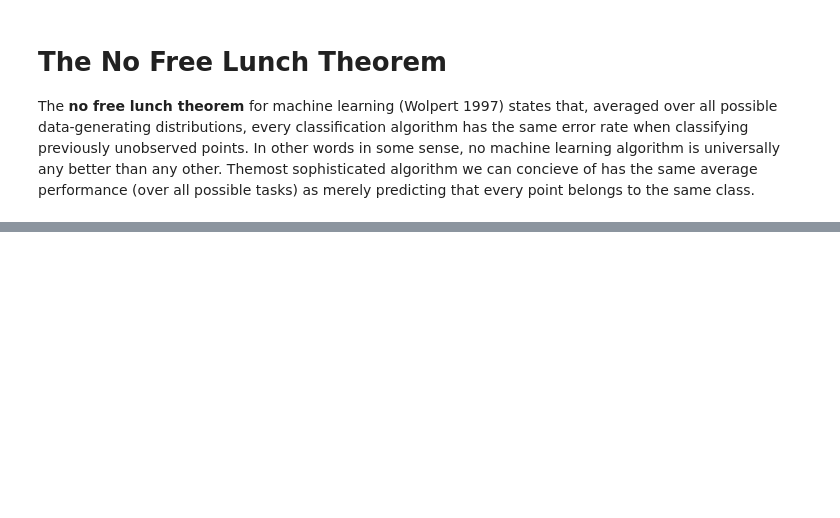
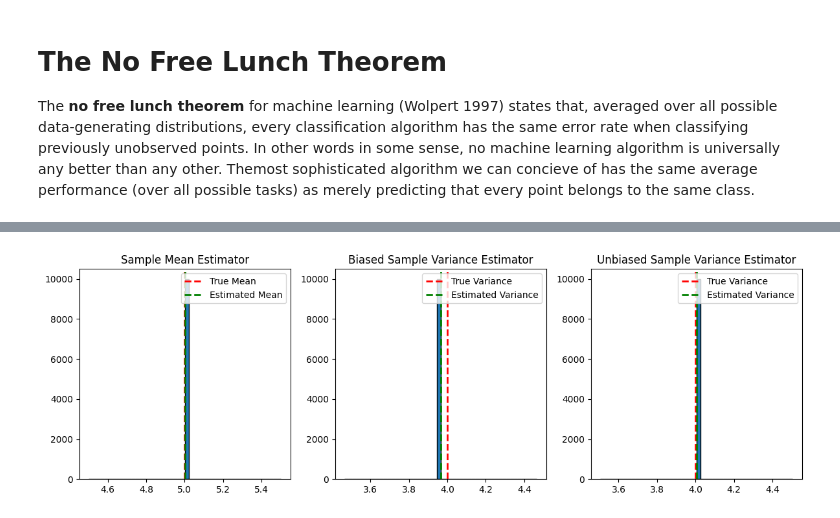
Before and after one commit to woodRock/deep-learning-goodfellow, a Jupyter notebook: chapter_5_machine_learning_basics.ipynb, the cells around one changed output, grey strips where cells are left out. Saved outputs shown, nothing was run; the diff lists cells and outputs as text; code cells hidden in the pictures; blank space fills up the shorter version.

```diff
--- a/chapter_5_machine_learning_basics.ipynb
+++ b/chapter_5_machine_learning_basics.ipynb
@@ -310,0 +608,83 @@ The **no free lunch theorem** for machine learning (Wolpert 1997) states that, a
+# %%
+import numpy as np
+import matplotlib.pyplot as plt
+
+def generate_sample_data(n_samples, true_mean, true_std):
+    """Generate sample data from a normal distribution."""
+    return np.random.normal(true_mean, true_std, n_samples)
+
+def sample_mean_estimator(data):
+    """Estimate the mean of the data."""
+    return np.mean(data)
+
+def sample_variance_estimator(data):
+    """Estimate the variance of the data (biased estimator)."""
+    return np.mean((data - np.mean(data))**2)
+
+def unbiased_variance_estimator(data):
+    """Estimate the variance of the data (unbiased estimator)."""
+    return np.var(data, ddof=1)
+
+def evaluate_bias(true_value, estimator_func, data, n_simulations):
+    """Evaluate the bias of an estimator."""
+    estimates = np.array([estimator_func(data) for _ in range(n_simulations)])
+    bias = np.mean(estimates) - true_value
+    return bias, estimates
+
+# Set true parameters and simulation settings
+true_mean = 5
+true_variance = 4
+true_std = np.sqrt(true_variance)
+n_samples = 100
+n_simulations = 10000
+
+# Generate data
+data = generate_sample_data(n_samples, true_mean, true_std)
+
+# Evaluate bias for mean estimator
+mean_bias, mean_estimates = evaluate_bias(true_mean, sample_mean_estimator, data, n_simulations)
+
+# Evaluate bias for biased variance estimator
+biased_var_bias, biased_var_estimates = evaluate_bias(true_variance, sample_variance_estimator, data, n_simulations)
+
+# Evaluate bias for unbiased variance estimator
+unbiased_var_bias, unbiased_var_estimates = evaluate_bias(true_variance, unbiased_variance_estimator, data, n_simulations)
+
+# Print results
+print(f"True Mean: {true_mean}")
+print(f"Bias of Sample Mean Estimator: {mean_bias:.6f}")
+
+print(f"\nTrue Variance: {true_variance}")
+print(f"Bias of Biased Sample Variance Estimator: {biased_var_bias:.6f}")
+print(f"Bias of Unbiased Sample Variance Estimator: {unbiased_var_bias:.6f}")
+
+# Plotting
+plt.figure(figsize=(12, 4))
+
+# Mean estimator plot
+plt.subplot(1, 3, 1)
+plt.hist(mean_estimates, bins=50, edgecolor='black')
+plt.axvline(true_mean, color='r', linestyle='dashed', linewidth=2, label='True Mean')
+plt.axvline(np.mean(mean_estimates), color='g', linestyle='dashed', linewidth=2, label='Estimated Mean')
+plt.title('Sample Mean Estimator')
+plt.legend()
+
+# Biased variance estimator plot
+plt.subplot(1, 3, 2)
+plt.hist(biased_var_estimates, bins=50, edgecolor='black')
+plt.axvline(true_variance, color='r', linestyle='dashed', linewidth=2, label='True Variance')
+plt.axvline(np.mean(biased_var_estimates), color='g', linestyle='dashed', linewidth=2, label='Estimated Variance')
+plt.title('Biased Sample Variance Estimator')
+plt.legend()
+
+# Unbiased variance estimator plot
+plt.subplot(1, 3, 3)
+plt.hist(unbiased_var_estimates, bins=50, edgecolor='black')
+plt.axvline(true_variance, color='r', linestyle='dashed', linewidth=2, label='True Variance')
+plt.axvline(np.mean(unbiased_var_estimates), color='g', linestyle='dashed', linewidth=2, label='Estimated Variance')
+plt.title('Unbiased Sample Variance Estimator')
+plt.legend()
+
+plt.tight_layout()
+plt.show()
+# %% [output]
@@ -310,0 +697 @@ The **no free lunch theorem** for machine learning (Wolpert 1997) states that, a
+[figure, added]
```
Also changed, not shown: parts of 14 cells of this notebook.
